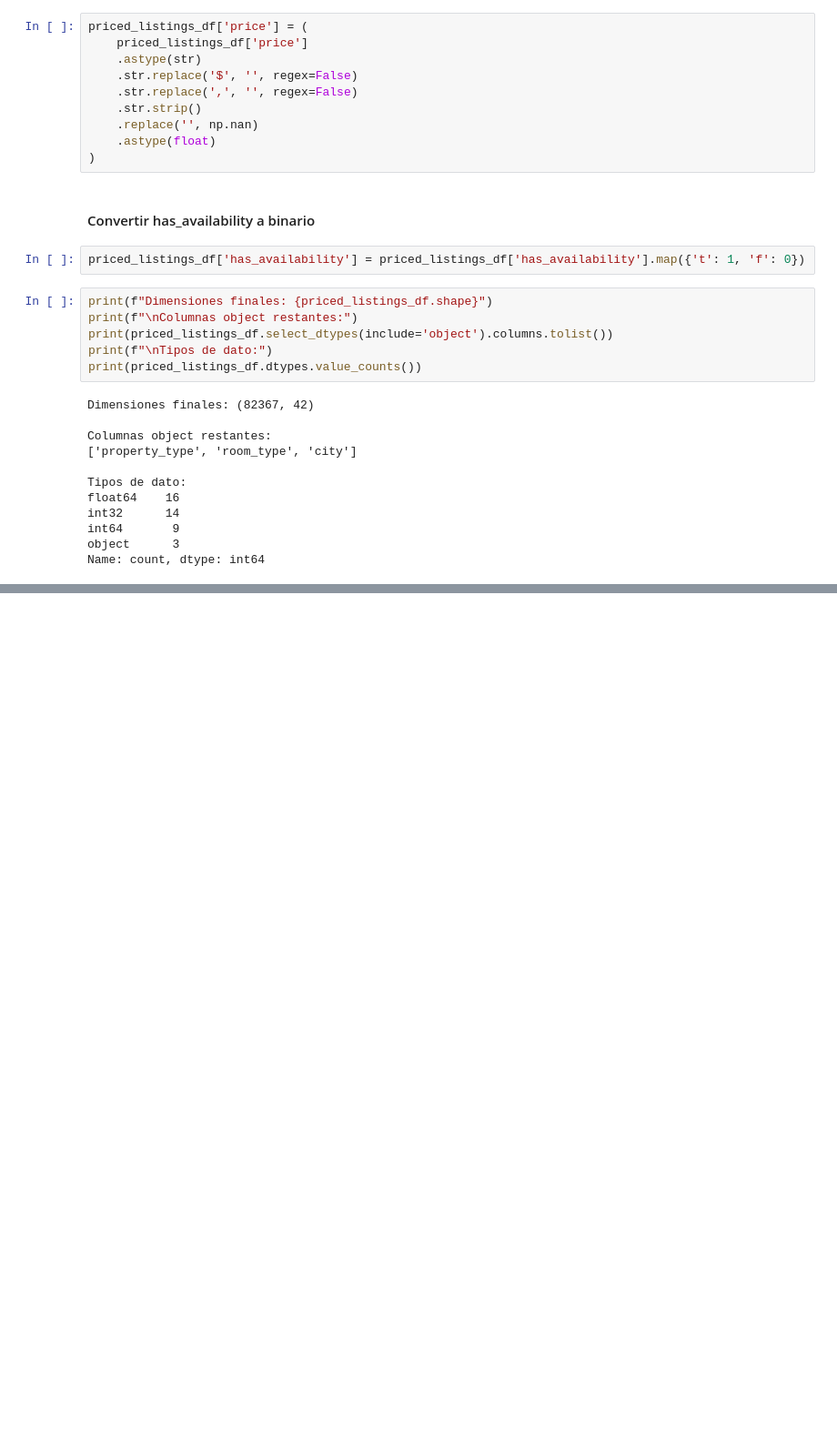
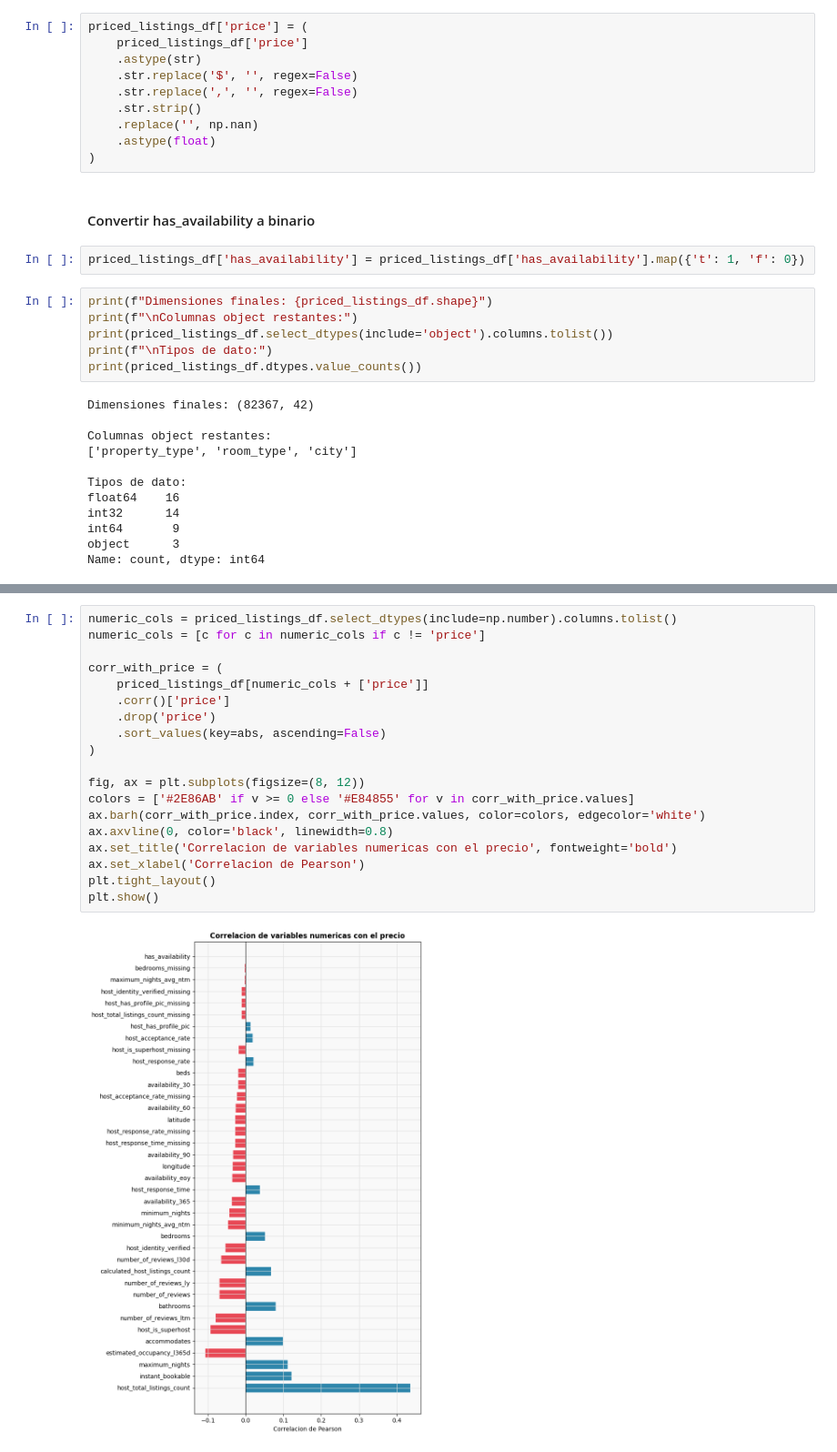
Before and after one commit to fabianpradod/lab3-mineria, a Jupyter notebook: mod/smartStay_regression.ipynb, the cells around one changed output, grey strips where cells are left out. Shown at 91% size. Cells and saved outputs as stored; diff of their text form; blank space fills up the shorter version.

```diff
--- a/mod/smartStay_regression.ipynb
+++ b/mod/smartStay_regression.ipynb
@@ -295,0 +483,21 @@ Name: count, dtype: int64
+# %%
+numeric_cols = priced_listings_df.select_dtypes(include=np.number).columns.tolist()
+numeric_cols = [c for c in numeric_cols if c != 'price']
+
+corr_with_price = (
+    priced_listings_df[numeric_cols + ['price']]
+    .corr()['price']
+    .drop('price')
+    .sort_values(key=abs, ascending=False)
+)
+
+fig, ax = plt.subplots(figsize=(8, 12))
+colors = ['#2E86AB' if v >= 0 else '#E84855' for v in corr_with_price.values]
+ax.barh(corr_with_price.index, corr_with_price.values, color=colors, edgecolor='white')
+ax.axvline(0, color='black', linewidth=0.8)
+ax.set_title('Correlacion de variables numericas con el precio', fontweight='bold')
+ax.set_xlabel('Correlacion de Pearson')
+plt.tight_layout()
+plt.show()
+# %% [output]
+[figure, added]
```
Also changed, not shown: parts of 16 cells of this notebook.
